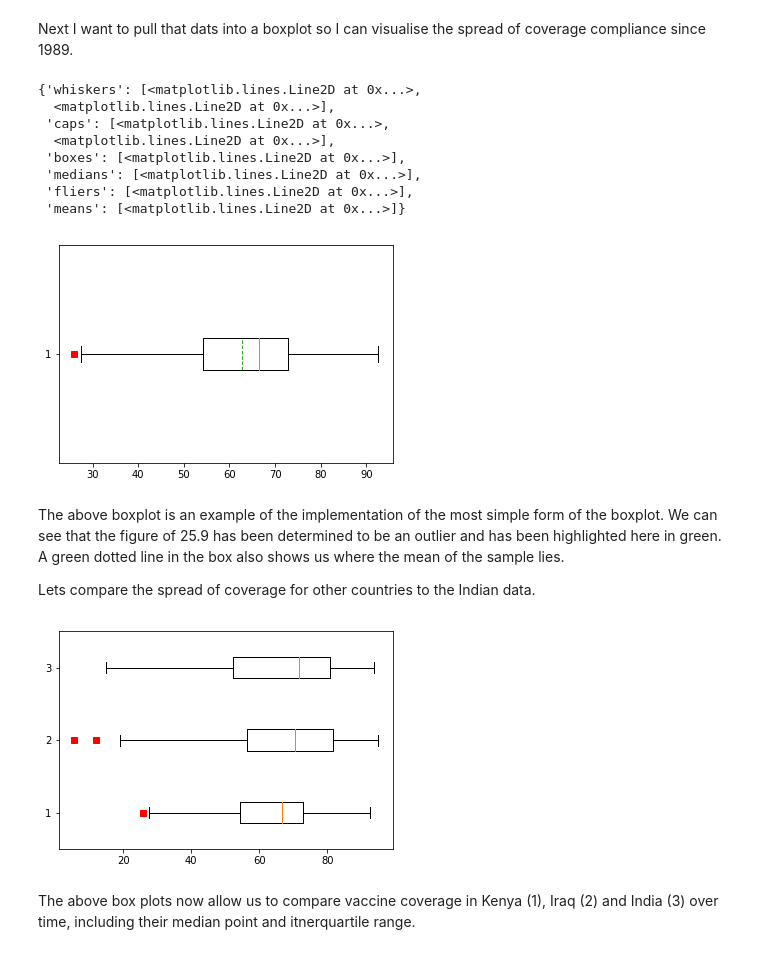
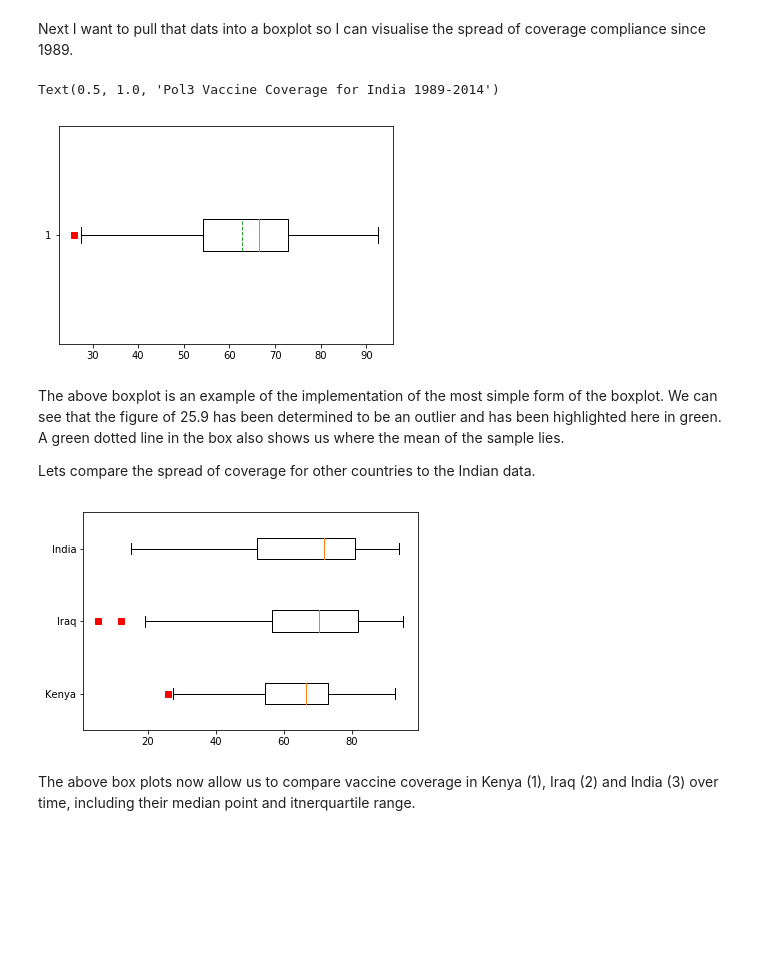
Before and after one commit to eimearbutler7/FundamentalsDA_Project, a Jupyter notebook: FundamentalsDA_Project.ipynb, the cells around one changed output. Drawn from its saved outputs; the diff is of its cells as text; code cells hidden in the pictures; blank space fills up the shorter version.

Commit message:
Fixed plot labelling

```diff
--- a/FundamentalsDA_Project.ipynb
+++ b/FundamentalsDA_Project.ipynb
@@ -109,17 +155,11 @@ Next I want to pull that dats into a boxplot so I can visualise the spread of co
 # %%
 c_array = df1["coverage"].values #convert the dataframe column back into an array so it can be fed into a boxplot function
 plt.boxplot(c_array, 0, 'rs', 0, meanline=True, showmeans=True) #plot vaccine in a boxplot coverage to see spread of data over the years 2000 - 2013
+axes[0, 0].set_title('Pol3 Vaccine Coverage for India 1989-2014', fontsize=fs) #set title
 
 #soucre: https://matplotlib.org/examples/pylab_examples/boxplot_demo.html
 # %% [output]
-{'whiskers': [<matplotlib.lines.Line2D at 0x...>,
-  <matplotlib.lines.Line2D at 0x...>],
- 'caps': [<matplotlib.lines.Line2D at 0x...>,
-  <matplotlib.lines.Line2D at 0x...>],
- 'boxes': [<matplotlib.lines.Line2D at 0x...>],
- 'medians': [<matplotlib.lines.Line2D at 0x...>],
- 'fliers': [<matplotlib.lines.Line2D at 0x...>],
- 'means': [<matplotlib.lines.Line2D at 0x...>]}
+Text(0.5, 1.0, 'Pol3 Vaccine Coverage for India 1989-2014')
 [figure]
 # %% [markdown]
 The above boxplot is an example of the implementation of the most simple form of the boxplot. We can see that the figure of 25.9 has been determined to be an outlier and has been highlighted here in green. A green dotted line in the box also shows us where the mean of the sample lies.
@@ -128,15 +168,15 @@ Lets compare the spread of coverage for other countries to the Indian data.
 # %%
 df2 = df.loc[(df['vaccine'] == 'Pol3') & (df['ISO3'] == 'IRQ')] #lets now pull the same data for Iraq and compare
 c_array2 = df2["coverage"].values #convert the dataframe column back into an array so it can be fed into a boxplot function
 df3 = df.loc[(df['vaccine'] == 'Pol3') & (df['ISO3'] == 'KEN')] #Lets also pull some for Kenya and add it to the overall plot
 c_array3 = df3["coverage"].values #convert the dataframe column back into an array so it can be fed into a boxplot function
 
 
-plt.boxplot([c_array, c_array2, c_array3], 0, 'rs', 0) #plot vaccine in a boxplot coverage to see spread of data over the years 2000 - 2013
+plt.boxplot([c_array, c_array2, c_array3], 0, 'rs', 0, labels=('Kenya', 'Iraq', 'India')) #plot vaccine in a boxplot coverage to see spread of data over the years 2000 - 2013
 
 plt.show()
 # %% [output]
-[figure, old version]
+[figure, new version]
 # %% [markdown]
 The above box plots now allow us to compare vaccine coverage in Kenya (1), Iraq (2) and India (3) over time, including their median point and itnerquartile range.
 # %%
```
Also changed, not shown: parts of 12 cells of this notebook.
